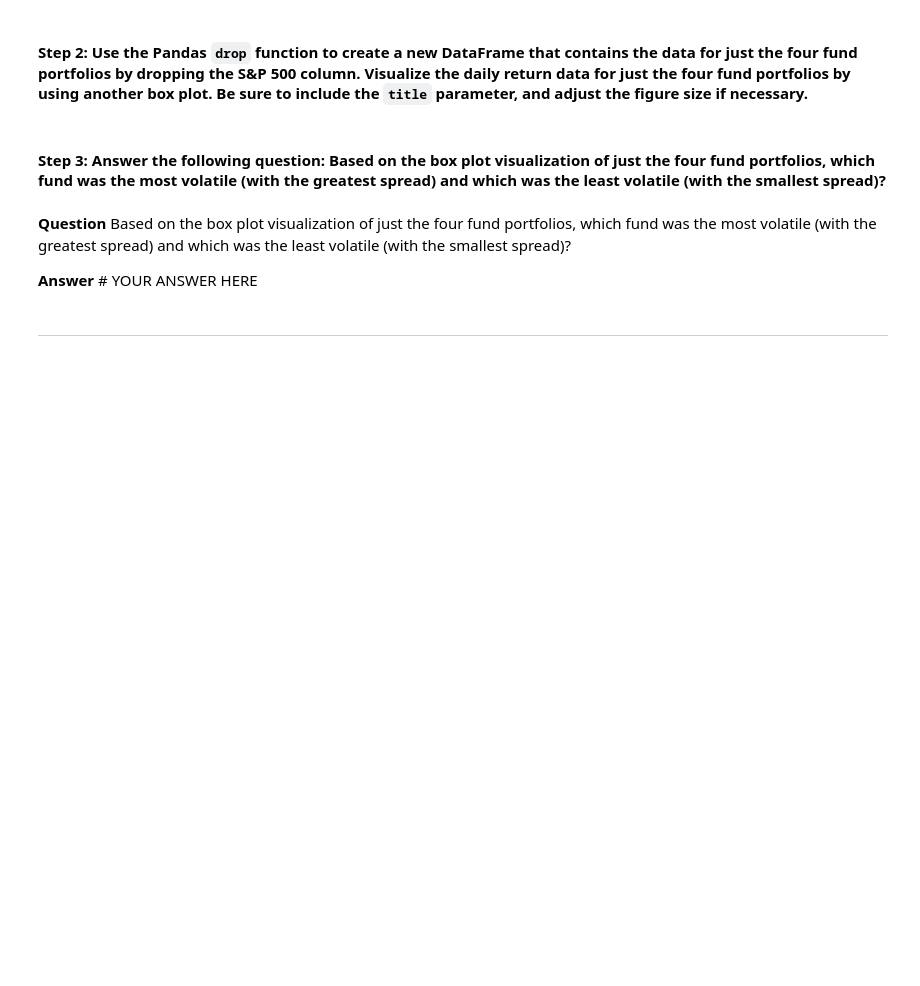
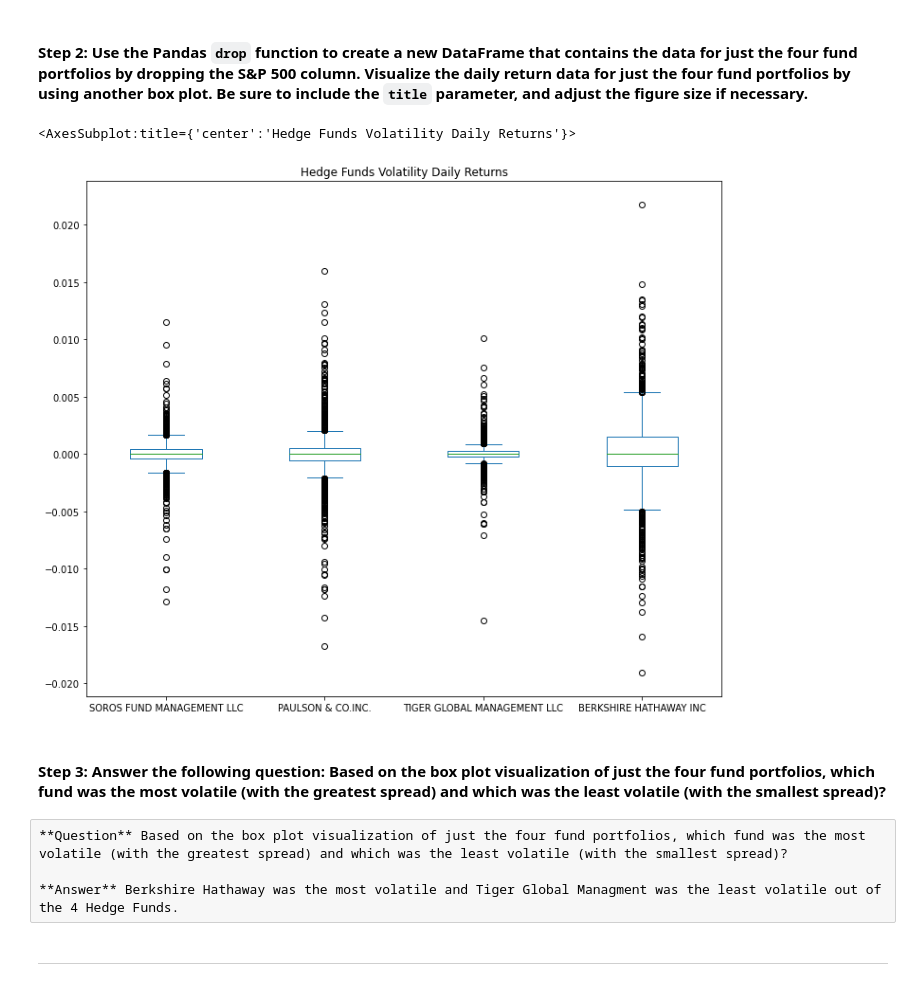
Before and after one commit to dboyne3/Module_Challenge_4, a Jupyter notebook: risk_return_analysis.ipynb, the cells around one changed output. Saved outputs shown, nothing was run; the diff lists cells and outputs as text; code cells hidden in the pictures; blank space fills up the shorter version.

```diff
--- a/risk_return_analysis.ipynb
+++ b/risk_return_analysis.ipynb
@@ -188,14 +203,18 @@ Analyze the volatility of each of the four fund portfolios and of the S&P 500 In
 # %%
 # Create a new DataFrame containing only the 4 fund portfolios by dropping the S&P 500 column from the DataFrame
 # Create box plots to reflect the return data for only the 4 fund portfolios
 # Include a title parameter and adjust the figure size
-# YOUR CODE HERE
+hedgefund_daily_returns = daily_returns.drop(columns="S&P 500")
+hedgefund_daily_returns.plot(kind="box", figsize=(12,10), title="Hedge Funds Volatility Daily Returns")
+# %% [output]
+<AxesSubplot:title={'center':'Hedge Funds Volatility Daily Returns'}>
+[figure, added]
 # %% [markdown]
 #### Step 3: Answer the following question: Based on the box plot visualization of just the four fund portfolios, which fund was the most volatile (with the greatest spread) and which was the least volatile (with the smallest spread)?
-# %% [markdown]
-**Question** Based on the box plot visualization of just the four fund portfolios, which fund was the most volatile (with the greatest spread) and which was the least volatile (with the smallest spread)?
-
-**Answer** # YOUR ANSWER HERE
+# %% [raw]
+**Question** Based on the box plot visualization of just the four fund portfolios, which fund was the most volatile (with the greatest spread) and which was the least volatile (with the smallest spread)?
+
+**Answer** Berkshire Hathaway was the most volatile and Tiger Global Managment was the least volatile out of the 4 Hedge Funds.
 # %% [markdown]
 ---
 # %% [markdown]
```
Also changed, not shown: parts of 8 cells of this notebook, 1 other file.
